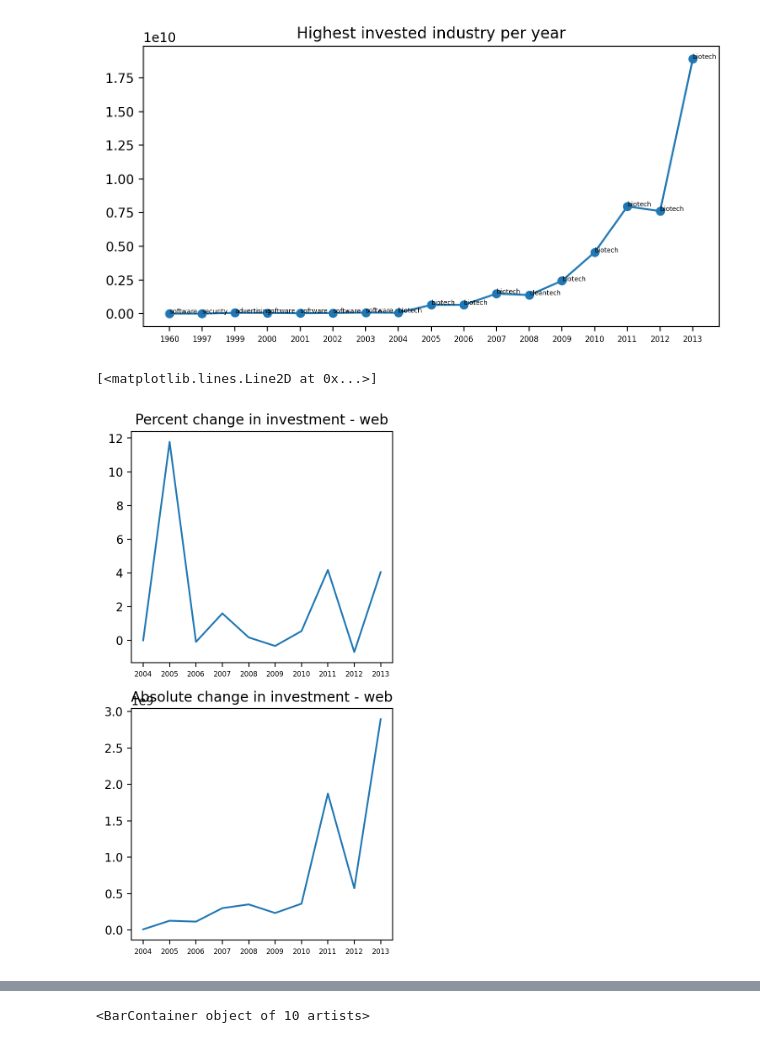
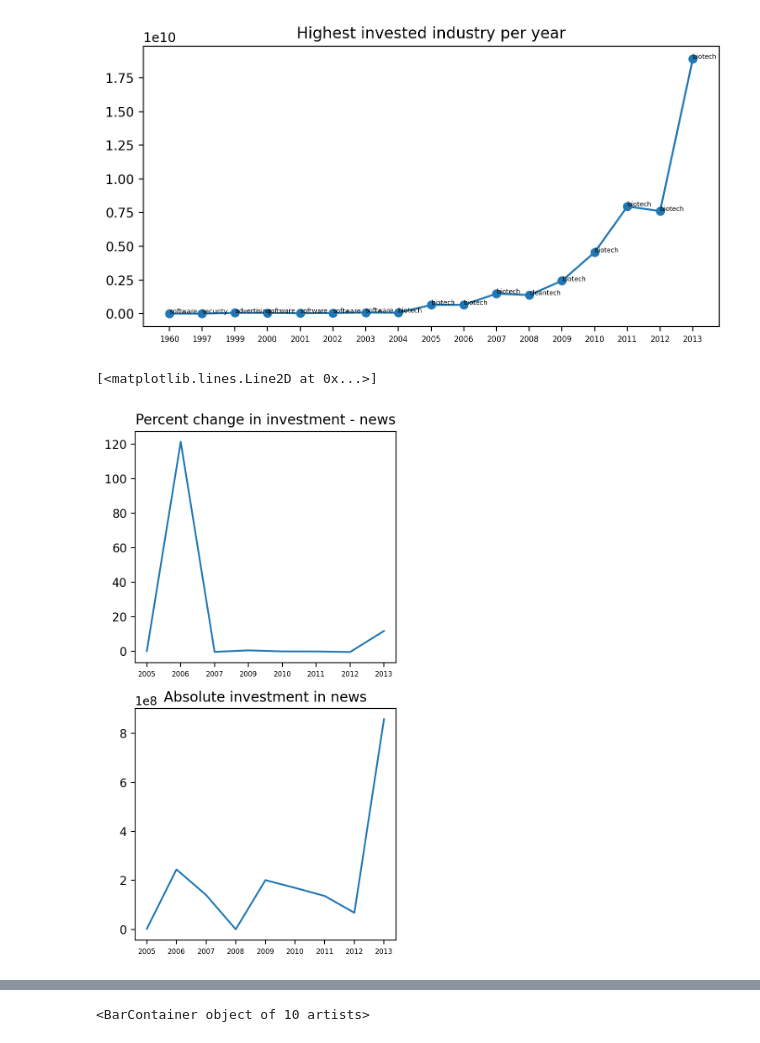
Before and after one commit to bartolomej/PR22_BK_LG_NS, a Jupyter notebook: notebook.ipynb, the cells around one changed output, grey strips where cells are left out. Cells and saved outputs as stored; diff of their text form; code cells hidden in the pictures.

Commit message:
Year graphs for inudstries

```diff
--- a/notebook.ipynb
+++ b/notebook.ipynb
@@ -41,6 +41,7 @@ objects = get_objects()
 offices = get_offices()
 people = get_people()
 relationships = get_relationships()
+companies = objects[objects["entity_type"] == "Company"]
 # %%
 from matplotlib import pyplot
 total_fundings = funding_rounds.groupby("object_id", as_index=False)["raised_amount"].sum().sort_values("raised_amount", ascending=False)
@@ -74,5 +61,3 @@ len(objects[objects["funding_rounds"] > 10]["funding_rounds"])
-# %%
-grouped = total_fundings.groupby("status")["raised_amount"].mean()
 # %%
 #Grafi: število podjetji ustvarjenih po letih, št. podjetji v vsaki inudstriji, skupna vstoa investicij v vsako industrijo
 from datetime import datetime
@@ -149,7 +134,7 @@ from matplotlib import pyplot
 total_fundings_by_year = funding_rounds.copy()
 total_fundings_by_year = total_fundings_by_year.dropna(axis=0)
 total_fundings_by_year["funded_at"] = total_fundings_by_year["funded_at"].apply(lambda x:datetime.strptime(str(x), "%Y-%m-%d").year)
-total_fundings_by_year = total_fundings_by_year.merge(objects, left_on="object_id", right_on="id")[["category_code", "raised_amount", "funded_at"]].dropna()
+total_fundings_by_year = total_fundings_by_year.merge(companies, left_on="object_id", right_on="id")[["category_code", "raised_amount", "funded_at"]].dropna()
 max_fundings_in_year = total_fundings_by_year.groupby(["funded_at", "category_code"]).sum("raised_amount")
 max_fundings_in_year =  max_fundings_in_year.reset_index().loc[max_fundings_in_year.reset_index().groupby("funded_at")["raised_amount"].idxmax()]
 fig, axes = pyplot.subplots(figsize=(8, 4), dpi=200)
@@ -162,36 +147,37 @@ for row in zip(max_fundings_in_year["category_code"], line[0].get_xdata(orig=Fal
 # %% [output]
 [figure]
 # %%
+#Funkcije za pridobivanje letne vrednosti industrije: procentualno spremembeo, skupno letno vrednost
 def get_investments_pct_changes(cat):
     total_fundings_by_year = funding_rounds.copy()
     total_fundings_by_year = total_fundings_by_year.dropna(axis=0)
     total_fundings_by_year["funded_at"] = total_fundings_by_year["funded_at"].apply(lambda x:datetime.strptime(str(x), "%Y-%m-%d").year)
-    total_fundings_by_year = total_fundings_by_year.merge(objects, left_on="object_id", right_on="id")[["category_code", "raised_amount", "funded_at"]].dropna()
+    total_fundings_by_year = total_fundings_by_year.merge(companies, left_on="object_id", right_on="id")[["category_code", "raised_amount", "funded_at"]].dropna()
     grouped = total_fundings_by_year.groupby(["category_code", "funded_at"]).sum("raised_amount")
     grouped = grouped.reset_index()
     cur = grouped[grouped["category_code"] == cat]
     cur = cur.groupby(["category_code", "funded_at"]).sum()
-    cur = cur.pct_change().fillna(0)
+    cur = cur[cur["raised_amount"] > 0].pct_change().fillna(0)
     return cur.reset_index()
 def get_category_yearly_investments(cat):
     total_fundings_by_year = funding_rounds.copy()
     total_fundings_by_year = total_fundings_by_year.dropna(axis=0)
     total_fundings_by_year["funded_at"] = total_fundings_by_year["funded_at"].apply(lambda x:datetime.strptime(str(x), "%Y-%m-%d").year)
-    total_fundings_by_year = total_fundings_by_year.merge(objects, left_on="object_id", right_on="id")[["category_code", "raised_amount", "funded_at"]].dropna()
+    total_fundings_by_year = total_fundings_by_year.merge(companies, left_on="object_id", right_on="id")[["category_code", "raised_amount", "funded_at"]].dropna()
     grouped = total_fundings_by_year.groupby(["category_code", "funded_at"]).sum("raised_amount")
     grouped = grouped.reset_index()[grouped.reset_index()["category_code"] == cat]
     return grouped
 from matplotlib import pyplot
-cat = "web"
+cat = "news"
 chng = get_investments_pct_changes(cat)
 yearly = get_category_yearly_investments(cat)
 fig, axes = pyplot.subplots(2, 1, figsize=(4, 8), dpi=200)
 axes[0].set_title("Percent change in investment - " + cat)
 axes[0].tick_params(axis="x", labelsize=6)
 axes[0].plot(chng["funded_at"].apply(lambda x: str(x)), chng["raised_amount"])
-axes[1].set_title("Absolute change in investment - " + cat)
+axes[1].set_title("Absolute investment in " + cat)
 axes[1].tick_params(axis="x", labelsize=6)
 axes[1].plot(yearly["funded_at"].apply(lambda x: str(x)), yearly["raised_amount"])
 # %% [output]
 [<matplotlib.lines.Line2D at 0x...>]
-[figure, old version]
+[figure, new version]
```
Also changed, not shown: parts of 13 cells of this notebook.
